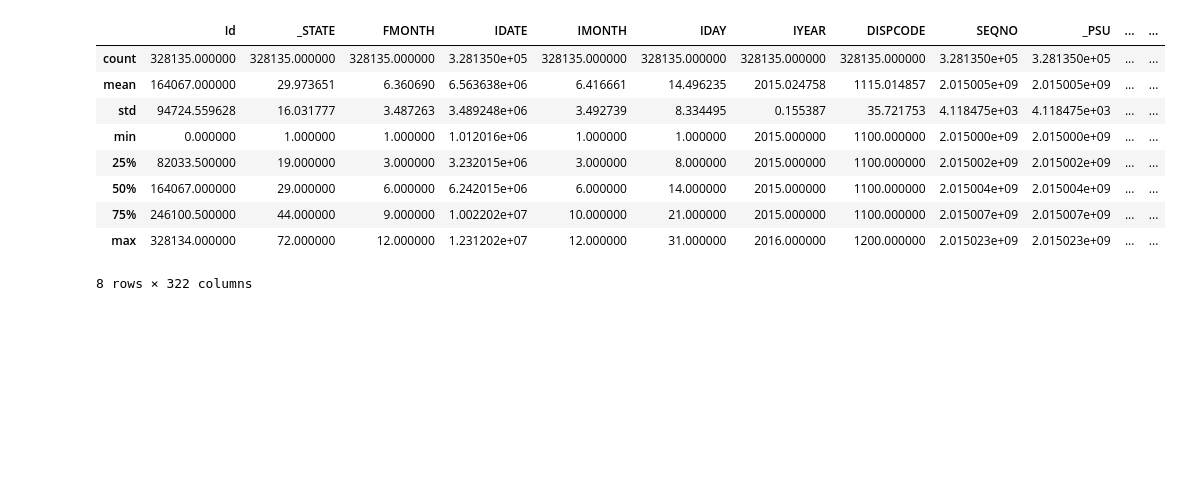
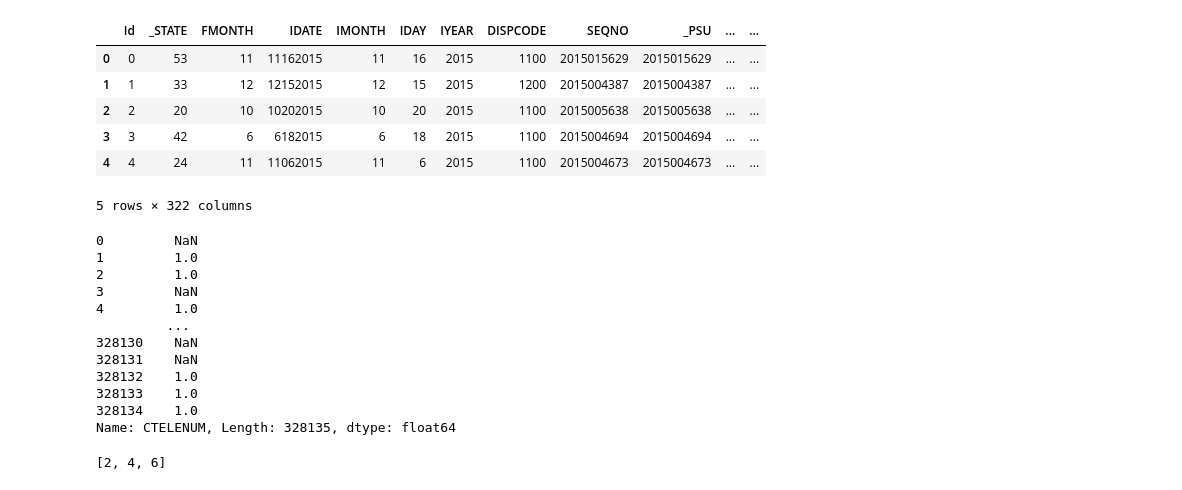
Before and after one commit to mimimamalah/CVD_prediction, a Jupyter notebook: run.ipynb, the cells around one changed output. Cells and saved outputs as stored; diff of their text form; code cells hidden in the pictures; blank space fills up the shorter version.

```diff
--- a/run.ipynb
+++ b/run.ipynb
@@ -1,24 +14,38 @@
 # %%
-import implementations
-import pandas as pd
-import numpy as np
-import helpers
-
-
-
 ## TODO DELETE , pandas isn't allowed , just here for exploratory data annalysis
 
 x = pd.read_csv("./dataset/x_train.csv",sep=',')
+
+
 x.head()
-x.describe()
 # %% [output]
 |  | Id | _STATE | FMONTH | IDATE | IMONTH | IDAY | IYEAR | DISPCODE | SEQNO | _PSU | ... | ... |
-| count | 328135.000000 | 328135.000000 | 328135.000000 | 3.281350e+05 | 328135.000000 | 328135.000000 | 328135.000000 | 328135.000000 | 3.281350e+05 | 3.281350e+05 | ... | ... |
-| mean | 164067.000000 | 29.973651 | 6.360690 | 6.563638e+06 | 6.416661 | 14.496235 | 2015.024758 | 1115.014857 | 2.015005e+09 | 2.015005e+09 | ... | ... |
-| std | 94724.559628 | 16.031777 | 3.487263 | 3.489248e+06 | 3.492739 | 8.334495 | 0.155387 | 35.721753 | 4.118475e+03 | 4.118475e+03 | ... | ... |
-| min | 0.000000 | 1.000000 | 1.000000 | 1.012016e+06 | 1.000000 | 1.000000 | 2015.000000 | 1100.000000 | 2.015000e+09 | 2.015000e+09 | ... | ... |
-| 25% | 82033.500000 | 19.000000 | 3.000000 | 3.232015e+06 | 3.000000 | 8.000000 | 2015.000000 | 1100.000000 | 2.015002e+09 | 2.015002e+09 | ... | ... |
-| 50% | 164067.000000 | 29.000000 | 6.000000 | 6.242015e+06 | 6.000000 | 14.000000 | 2015.000000 | 1100.000000 | 2.015004e+09 | 2.015004e+09 | ... | ... |
-| 75% | 246100.500000 | 44.000000 | 9.000000 | 1.002202e+07 | 10.000000 | 21.000000 | 2015.000000 | 1100.000000 | 2.015007e+09 | 2.015007e+09 | ... | ... |
-| max | 328134.000000 | 72.000000 | 12.000000 | 1.231202e+07 | 12.000000 | 31.000000 | 2016.000000 | 1200.000000 | 2.015023e+09 | 2.015023e+09 | ... | ... |
+| 0 | 0 | 53 | 11 | 11162015 | 11 | 16 | 2015 | 1100 | 2015015629 | 2015015629 | ... | ... |
+| 1 | 1 | 33 | 12 | 12152015 | 12 | 15 | 2015 | 1200 | 2015004387 | 2015004387 | ... | ... |
+| 2 | 2 | 20 | 10 | 10202015 | 10 | 20 | 2015 | 1100 | 2015005638 | 2015005638 | ... | ... |
+| 3 | 3 | 42 | 6 | 6182015 | 6 | 18 | 2015 | 1100 | 2015004694 | 2015004694 | ... | ... |
+| 4 | 4 | 24 | 11 | 11062015 | 11 | 6 | 2015 | 1100 | 2015004673 | 2015004673 | ... | ... |
-8 rows × 322 columns
+5 rows × 322 columns
+# %%
+x["CTELENUM"]
+# %% [output]
+0         NaN
+1         1.0
+2         1.0
+3         NaN
+4         1.0
+         ...
+328130    NaN
+328131    NaN
+328132    1.0
+328133    1.0
+328134    1.0
+Name: CTELENUM, Length: 328135, dtype: float64
+# %%
+numbers = [0, 0, 3, 0, 5, 0, 7]
+
+non_zero_indices = [index for index, value in enumerate(numbers) if value != 0]
+
+print(non_zero_indices)
+# %% [output]
+[2, 4, 6]
```
Also changed, not shown: parts of 19 cells of this notebook, 4 other files.
